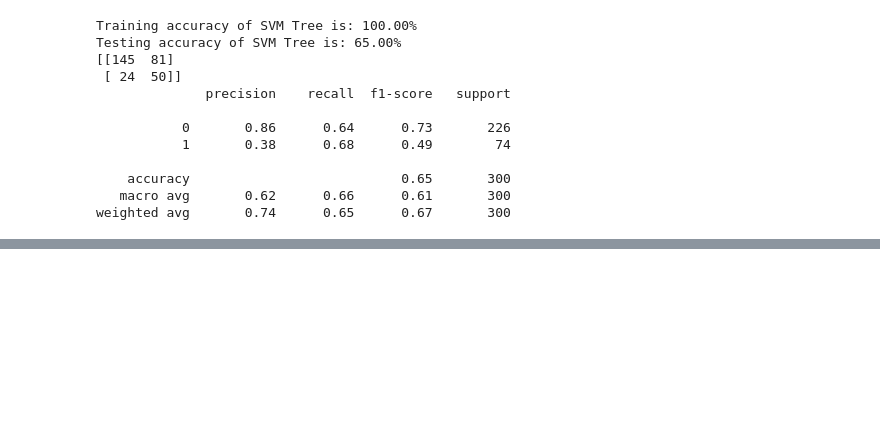
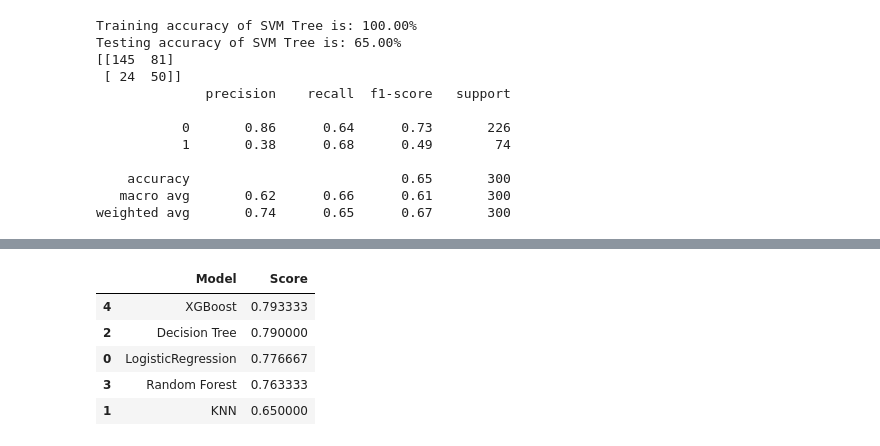
Before and after one commit to jbaggs62/Big-Data, a Jupyter notebook: semester-long-project/Replication-Code.ipynb, the cells around one changed output, grey strips where cells are left out. Saved outputs shown, nothing was run; the diff lists cells and outputs as text; code cells hidden in the pictures; blank space fills up the shorter version.

```diff
--- a/semester-long-project/Replication-Code.ipynb
+++ b/semester-long-project/Replication-Code.ipynb
@@ -536,0 +736,10 @@ weighted avg       0.74      0.65      0.67       300
+# %%
+
+
+# Hyperparamter Tuning
+param_grid = {"n_estimators": [10, 50, 100, 130],
+              "criterion": ['gini', 'entropy'],
+              "max_depth": range(2, 10, 1)}
+
+grid_search_xgb = GridSearchCV(estimator=xgb, param_grid=param_grid, cv=5,  verbose=3,n_jobs=-1)
+grid_search_xgb.fit(X_train, y_train)
@@ -536,0 +812,16 @@ weighted avg       0.74      0.65      0.67       300
+# %%
+
+
+models = pd.DataFrame({
+    'Model' : ['LogisticRegression', 'KNN', 'Decision Tree', 'Random Forest', 'XGBoost'],
+    'Score' : [log_reg_acc_test, knn_test_acc, dtc_test_acc, rand_clf_test_acc, xgb_test_acc]
+})
+
+models.sort_values(by = 'Score', ascending = False)
+# %% [output]
+|  | Model | Score |
+| 4 | XGBoost | 0.793333 |
+| 2 | Decision Tree | 0.790000 |
+| 0 | LogisticRegression | 0.776667 |
+| 3 | Random Forest | 0.763333 |
+| 1 | KNN | 0.650000 |
```
Also changed, not shown: parts of 43 cells of this notebook, 4 other files.
